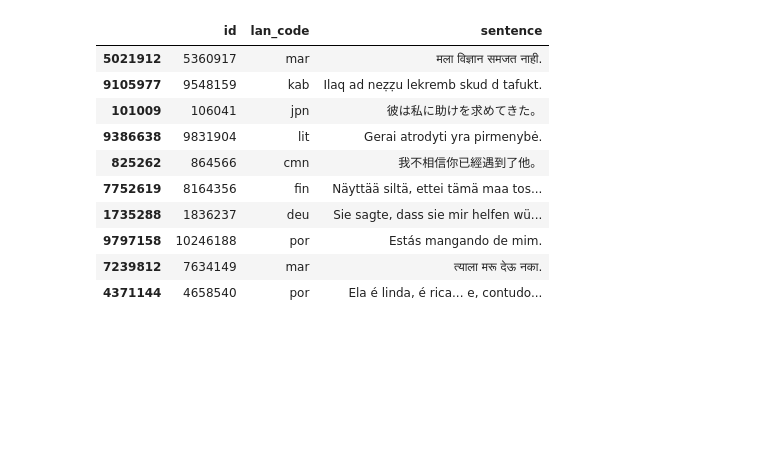
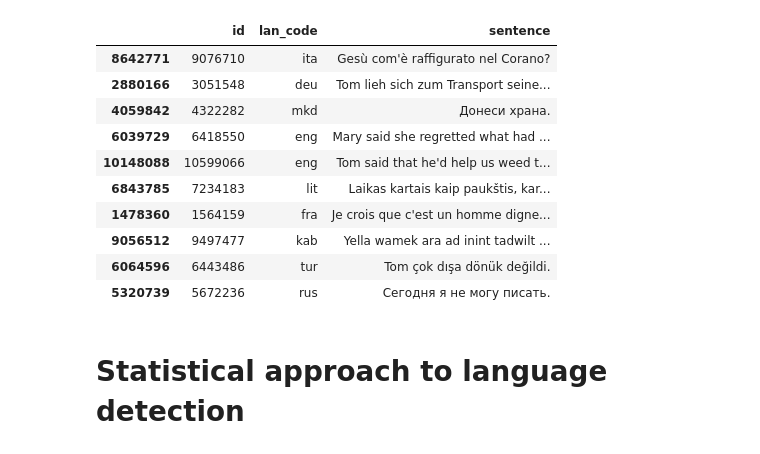
Before and after one commit to PiotrCenda/lang-detection, a Jupyter notebook: lang_detection_statistics.ipynb, the cells around one changed output. Cells and saved outputs as stored; diff of their text form; code cells hidden in the pictures; blank space fills up the shorter version.

Commit message:
statistical approach - wip

```diff
--- a/lang_detection_statistics.ipynb
+++ b/lang_detection_statistics.ipynb
@@ -4,18 +4,20 @@ import random
 import numpy as np
 import pandas as pd
 # %%
-df = pd.read_csv("data/sentences_50k_balanced.csv", delimiter=",", encoding='utf8', index_col=0)
+df = pd.read_csv("data/sentences_50k.csv", delimiter=",", encoding='utf8', index_col=0)
 df.sample(10)
 # %% [output]
 |  | id | lan_code | sentence |
-| 5021912 | 5360917 | mar | मला विज्ञान समजत नाही. |
-| 9105977 | 9548159 | kab | Ilaq ad neẓẓu lekremb skud d tafukt. |
-| 101009 | 106041 | jpn | 彼は私に助けを求めてきた。 |
-| 9386638 | 9831904 | lit | Gerai atrodyti yra pirmenybė. |
-| 825262 | 864566 | cmn | 我不相信你已經遇到了他。 |
-| 7752619 | 8164356 | fin | Näyttää siltä, ettei tämä maa tos... |
-| 1735288 | 1836237 | deu | Sie sagte, dass sie mir helfen wü... |
-| 9797158 | 10246188 | por | Estás mangando de mim. |
-| 7239812 | 7634149 | mar | त्याला मरू देऊ नका. |
-| 4371144 | 4658540 | por | Ela é linda, é rica... e, contudo... |
+| 8642771 | 9076710 | ita | Gesù com'è raffigurato nel Corano? |
+| 2880166 | 3051548 | deu | Tom lieh sich zum Transport seine... |
+| 4059842 | 4322282 | mkd | Донеси храна. |
+| 6039729 | 6418550 | eng | Mary said she regretted what had ... |
+| 10148088 | 10599066 | eng | Tom said that he'd help us weed t... |
+| 6843785 | 7234183 | lit | Laikas kartais kaip paukštis, kar... |
+| 1478360 | 1564159 | fra | Je crois que c'est un homme digne... |
+| 9056512 | 9497477 | kab | Yella wamek ara ad inint tadwilt ... |
+| 6064596 | 6443486 | tur | Tom çok dışa dönük değildi. |
+| 5320739 | 5672236 | rus | Сегодня я не могу писать. |
+# %% [markdown]
+# Statistical approach to language detection
 # %%
```
Also changed, not shown: parts of 10 cells of this notebook.
